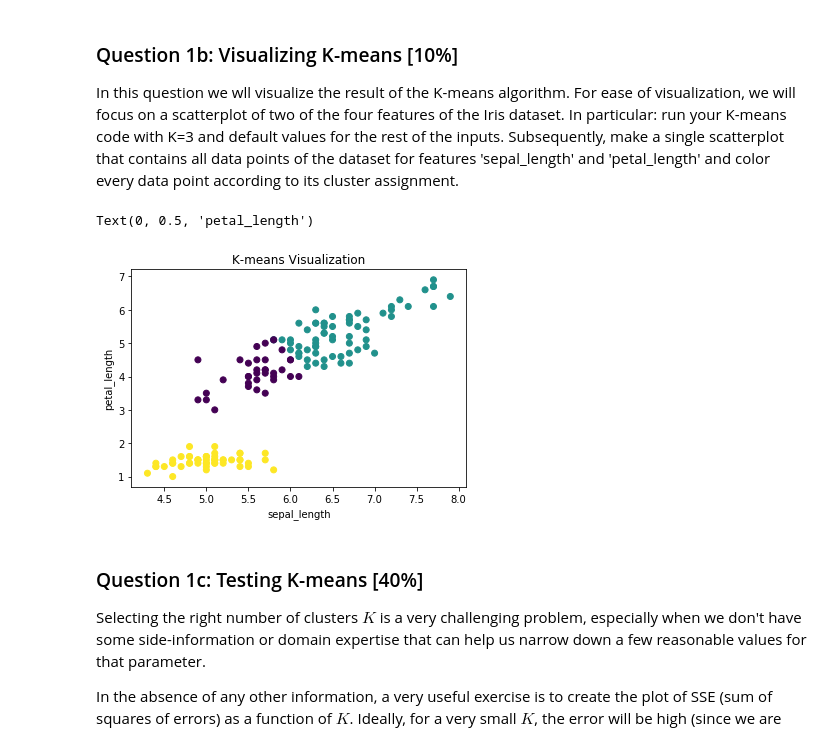
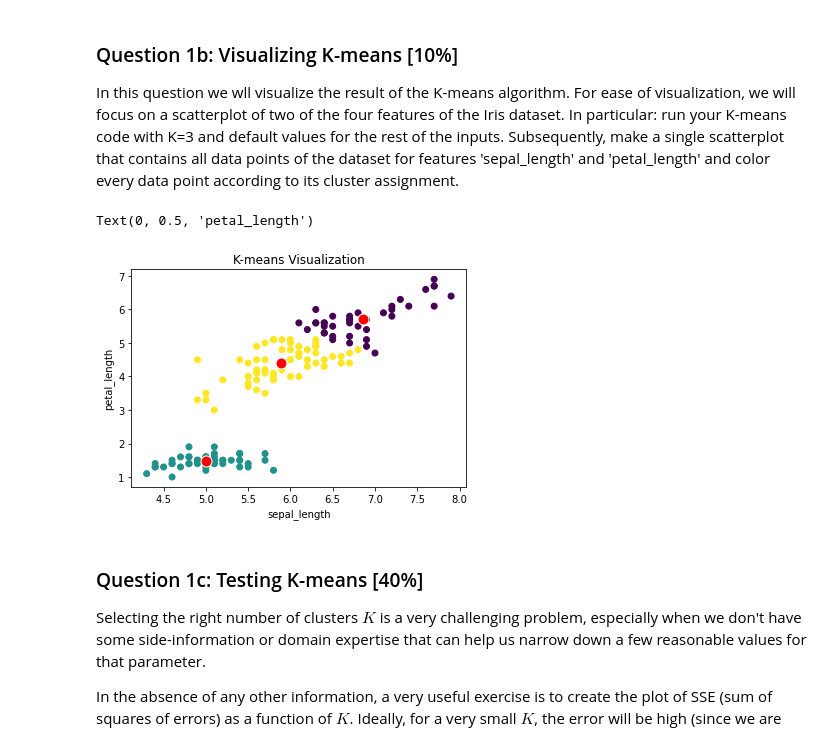
Before and after one commit to Theob0t/CS-171---Machine-Learning-and-Data-Mining, a Jupyter notebook: Assignment3/Assignment3.ipynb, the cells around one changed output. Saved outputs shown, nothing was run; the diff lists cells and outputs as text; code cells hidden in the pictures.

```diff
--- a/Assignment3/Assignment3.ipynb
+++ b/Assignment3/Assignment3.ipynb
@@ -52,7 +52,7 @@ def random_centroids(all_vals, K):
     #Place K centroids at random locations
     for i in range(K):
         centroid = all_vals[rand.randint(0, 149)]
-        centroids.append(centroid)]
+        centroids.append(centroid)
     return centroids
 # %% [markdown]
 ## Assign all data points to the closest center
@@ -93,10 +93,16 @@ def sse(all_vals, assignments, centroids):
     errors = []
 
     for i in range(len(all_vals)):
-        old_centroid = centroids[assignments[i]]
-        old_centroid = old_centroid[np.isfinite(old_centroid)]
-        error = np.linalg.norm(np.array(all_vals[i]) - np.array(old_centroid))
+        #get assigned centroid for each point
+        centroid = centroids[assignments[i]]
+
+        #compute the distance (error) between one point and its closest centroid
+        error = np.linalg.norm(np.array(all_vals[i]) - np.array(centroid))
+
+        #append squared error to the list of error
         errors.append(error**2)
+
+    #and sum up all the errors
     sse = sum(errors)
 
     return sse
@@ -105,15 +111,17 @@ def sse(all_vals, assignments, centroids):
 ### Given a set of assignments of points to clusters, compute the new centroids for every cluster, by taking the mean of all the points assigned to each cluster.
 # %%
 def kmeans_clustering(all_vals,K,max_iter = 100, tol = pow(10,-3) ):
-    it = 0
-    all_sse = [0.001]
+    it = -1
+    all_sse = []
     assignments = []
 
     #Place K centroids at random locations
     centroids = random_centroids(all_vals, K)
 
+
     #Until algorithm converges
-    while it < max_iter and np.absolute(all_sse[it] - all_sse[it-1])/all_sse[it-1] <= tol:
+    while (len(all_sse)<=1 or (it < max_iter and np.absolute(all_sse[it] - all_sse[it-1])/all_sse[it-1] >= tol)):
+        it += 1
         #Assign all data points to the closest center
         assignments = assign_cluster(all_vals, centroids)
 
@@ -123,7 +131,6 @@ def kmeans_clustering(all_vals,K,max_iter = 100, tol = pow(10,-3) ):
         #Compute SSE
         sse_kmeans = sse(all_vals, assignments, centroids)
         all_sse.append(sse_kmeans)
-        it += 1
 
 
     return (assignments, centroids, all_sse, it)
@@ -132,18 +157,23 @@ result = kmeans_clustering(all_vals,K=3)
 # %% [markdown]
 ### Question 1b: Visualizing K-means [10%]
 In this question we wll visualize the result of the K-means algorithm. For ease of visualization, we will focus on a scatterplot of two of the four features of the Iris dataset. In particular: run your K-means code with K=3 and default values for the rest of the inputs. Subsequently, make a single scatterplot that contains all data points of the dataset for features 'sepal_length' and 'petal_length' and color every data point according to its cluster assignment.
+# %%
+centroids_x = [result[1][x][0] for x in range(len(result[1]))] #sepal_length: [0]
+centroids_y = [result[1][x][2] for x in range(len(result[1]))] #petal_length: [2]
 # %%
 x = data['sepal_length']
 y = data['petal_length']
 assignments = result[0]
 # %%
 plt.scatter(x, y, c=assignments)
+plt.plot(centroids_x,centroids_y, c='white', marker='.', linewidth='0.01', markerfacecolor='red', markersize=22)
+
 plt.title("K-means Visualization")
 plt.xlabel("sepal_length")
 plt.ylabel("petal_length")
 # %% [output]
 Text(0, 0.5, 'petal_length')
-[figure, old version]
+[figure, new version]
 # %% [markdown]
 ### Question 1c: Testing K-means [40%]
 Selecting the right number of clusters $K$ is a very challenging problem, especially when we don't have some side-information or domain expertise that can help us narrow down a few reasonable values for that parameter.
```
Also changed, not shown: parts of 4 cells of this notebook.
